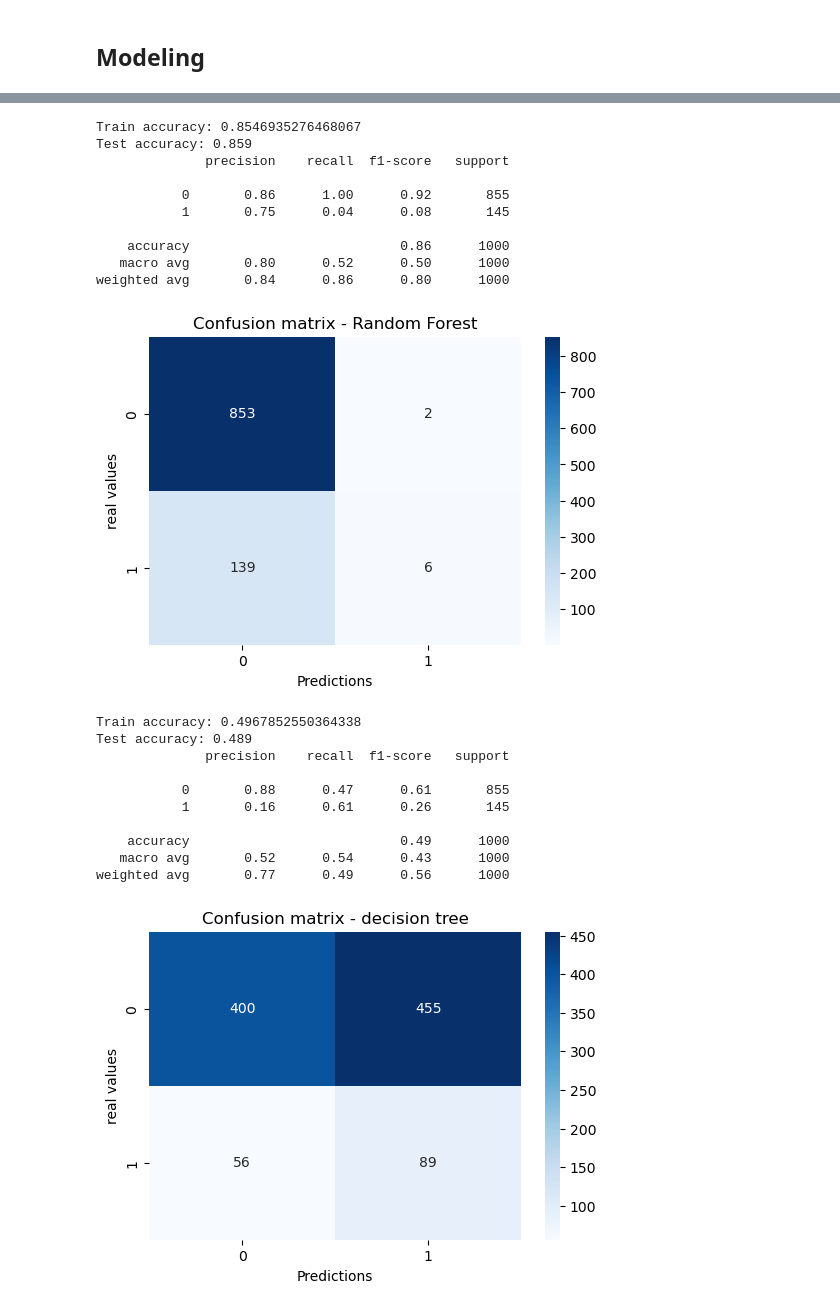
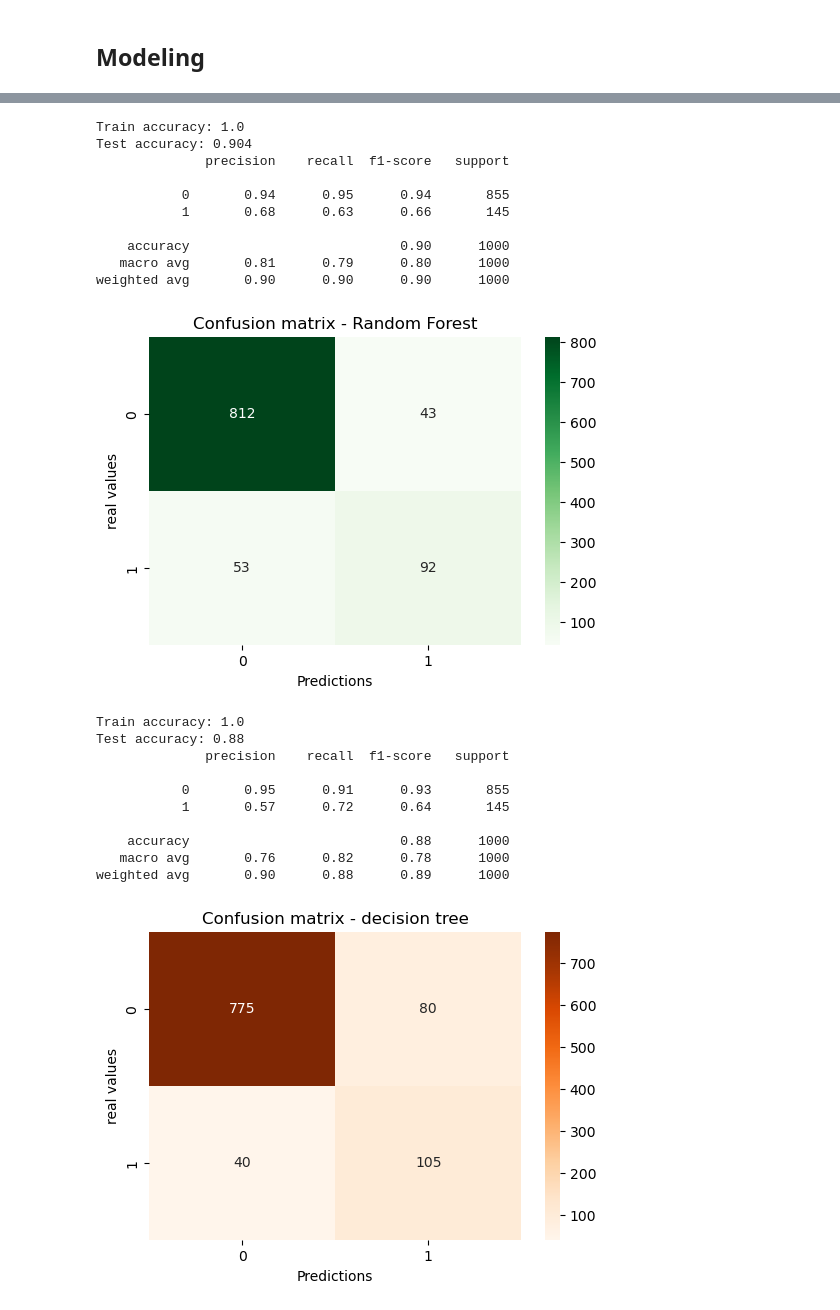
Before and after one commit to tolly00/project-phase-3, a Jupyter notebook: student.ipynb, the cells around one changed output, grey strips where cells are left out. Drawn from its saved outputs; the diff is of its cells as text; code cells hidden in the pictures.

```diff
--- a/student.ipynb
+++ b/student.ipynb
@@ -198,3 +231,10 @@ Name: count, dtype: int64
 scaler = StandardScaler()
 X_train_scaled = scaler.fit_transform(X_train)
 X_test_scaled = scaler.transform(X_test)
+# %%
+# Apply SMOTE
+smote = SMOTE(random_state=42)
+X_train_res, y_train_res = smote.fit_resample(X_train_scaled, y_train)
+
+print("Before SMOTE :", y_train.value_counts())
+print("After SMOTE :", y_train_res.value_counts())
@@ -202,9 +251,9 @@ X_test_scaled = scaler.transform(X_test)
 # Create and train the models
 
 # initialize the models
-lr = LogisticRegression(class_weight="balanced", max_iter=1000, random_state=42) # Logistic Regression model
-rf = RandomForestClassifier(class_weight="balanced", n_estimators=100, random_state=42) # Random forest model
-dt = DecisionTreeClassifier(class_weight="balanced", random_state=42)
+lr = LogisticRegression(max_iter=1000, random_state=42) # Logistic Regression model
+rf = RandomForestClassifier(n_estimators=100, random_state=42) # Random forest model
+dt = DecisionTreeClassifier(random_state=42) # Decision tree
 
 # train resamplimg models
 lr.fit(X_train_res, y_train_res)
@@ -254,28 +303,28 @@ print(f"Train accuracy: {accuracy_score(y_train,y_pred_rf_train)}")
 print(f"Test accuracy: {accuracy_score(y_test,y_pred_rf_test)}")
 print(classification_report(y_test, y_pred_rf_test))
 # %% [output]
-Train accuracy: 0.8546935276468067
-Test accuracy: 0.859
+Train accuracy: 1.0
+Test accuracy: 0.904
               precision    recall  f1-score   support
 
-           0       0.86      1.00      0.92       855
-           1       0.75      0.04      0.08       145
+           0       0.94      0.95      0.94       855
+           1       0.68      0.63      0.66       145
 
-    accuracy                           0.86      1000
-   macro avg       0.80      0.52      0.50      1000
-weighted avg       0.84      0.86      0.80      1000
+    accuracy                           0.90      1000
+   macro avg       0.81      0.79      0.80      1000
+weighted avg       0.90      0.90      0.90      1000
 # %%
 # confusion matrix
 cm_rf = confusion_matrix(y_test, y_pred_rf_test)
 
 plt.figure(figsize=(6,4))
-sns.heatmap(cm_rf, annot=True, fmt="d", cmap="Blues", xticklabels=rf.classes_, yticklabels=rf.classes_)
+sns.heatmap(cm_rf, annot=True, fmt="d", cmap="Greens", xticklabels=rf.classes_, yticklabels=rf.classes_)
 plt.xlabel("Predictions")
 plt.ylabel("real values")
 plt.title("Confusion matrix - Random Forest")
 plt.show()
 # %% [output]
-[figure, old version]
+[figure, new version]
 # %%
 # prediction for decision trees
 y_pred_dt_train = dt.predict(X_train_scaled)
@@ -286,27 +335,27 @@ print(f"Train accuracy: {accuracy_score(y_train,y_pred_dt_train)}")
 print(f"Test accuracy: {accuracy_score(y_test,y_pred_dt_test)}")
 print(classification_report(y_test, y_pred_dt_test))
 # %% [output]
-Train accuracy: 0.4967852550364338
-Test accuracy: 0.489
+Train accuracy: 1.0
+Test accuracy: 0.88
               precision    recall  f1-score   support
 
-           0       0.88      0.47      0.61       855
-           1       0.16      0.61      0.26       145
+           0       0.95      0.91      0.93       855
+           1       0.57      0.72      0.64       145
 
-    accuracy                           0.49      1000
-   macro avg       0.52      0.54      0.43      1000
-weighted avg       0.77      0.49      0.56      1000
+    accuracy                           0.88      1000
+   macro avg       0.76      0.82      0.78      1000
+weighted avg       0.90      0.88      0.89      1000
 # %%
 # confusion matrix
 cm_dt = confusion_matrix(y_test, y_pred_dt_test)
 
 plt.figure(figsize=(6,4))
-sns.heatmap(cm_dt, annot=True, fmt="d", cmap="Blues", xticklabels=dt.classes_, yticklabels=dt.classes_)
+sns.heatmap(cm_dt, annot=True, fmt="d", cmap="Oranges", xticklabels=dt.classes_, yticklabels=dt.classes_)
 plt.xlabel("Predictions")
 plt.ylabel("real values")
 plt.title("Confusion matrix - decision tree")
 plt.show()
 # %% [output]
-[figure, old version]
+[figure, new version]
 # %%
 # calcul the probabilities and AUC
```
Also changed, not shown: parts of 19 cells of this notebook.
